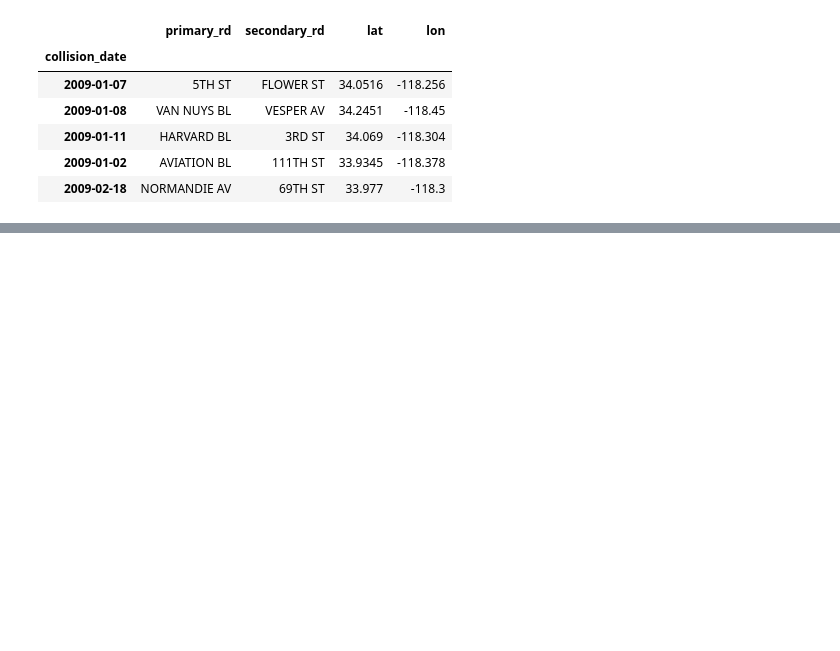
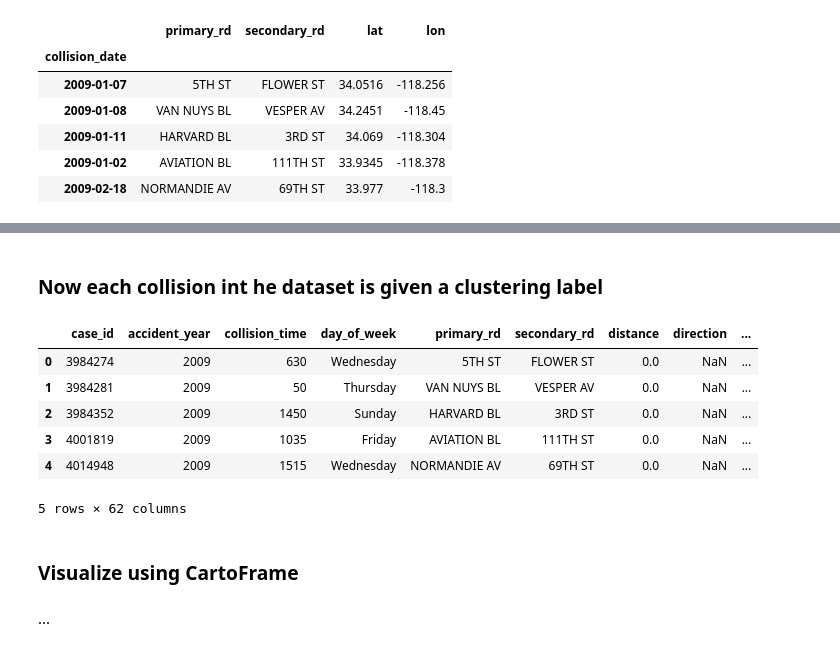
Before and after one commit to chenliny-zz/LA_Collision_Analysis, a Jupyter notebook: collision_exploratory_analysis_la.ipynb, the cells around one changed output, grey strips where cells are left out. Cells and saved outputs as stored; diff of their text form; code cells hidden in the pictures; blank space fills up the shorter version.

Commit message:
DBSCAN draft update

```diff
--- a/collision_exploratory_analysis_la.ipynb
+++ b/collision_exploratory_analysis_la.ipynb
@@ -815,0 +851,26 @@ int_fatal_severe_collision[['primary_rd', 'secondary_rd', 'lat', 'lon']].head()
+# %%
+int_fatal_severe_collision.dropna(subset=['lat', 'lon'], inplace=True)
+# %%
+radius = 0.2/6371.0088 # converting 200m to radians (The radius of the earth is 6371.0088 km)
+min_event = 3
+
+x = np.column_stack((int_fatal_severe_collision['lat'], int_fatal_severe_collision['lon']))
+db = DBSCAN(eps=radius, min_samples=min_event, algorithm='ball_tree', metric='haversine').fit(x)
+labels = np.where(db.labels_==-1, "Noise", "Cluster").tolist()
+int_fatal_severe_collision['cluster'] = labels
+# %% [markdown]
+### Now each collision int he dataset is given a clustering label
+# %%
+int_fatal_severe_collision.head()
+# %% [output]
+|  | case_id | accident_year | collision_time | day_of_week | primary_rd | secondary_rd | distance | direction | ... |
+| 0 | 3984274 | 2009 | 630 | Wednesday | 5TH ST | FLOWER ST | 0.0 | NaN | ... |
+| 1 | 3984281 | 2009 | 50 | Thursday | VAN NUYS BL | VESPER AV | 0.0 | NaN | ... |
+| 2 | 3984352 | 2009 | 1450 | Sunday | HARVARD BL | 3RD ST | 0.0 | NaN | ... |
+| 3 | 4001819 | 2009 | 1035 | Friday | AVIATION BL | 111TH ST | 0.0 | NaN | ... |
+| 4 | 4014948 | 2009 | 1515 | Wednesday | NORMANDIE AV | 69TH ST | 0.0 | NaN | ... |
+5 rows × 62 columns
+# %% [markdown]
+### Visualize using CartoFrame
+# %% [markdown]
+...
```
Also changed, not shown: parts of 9 cells of this notebook.
